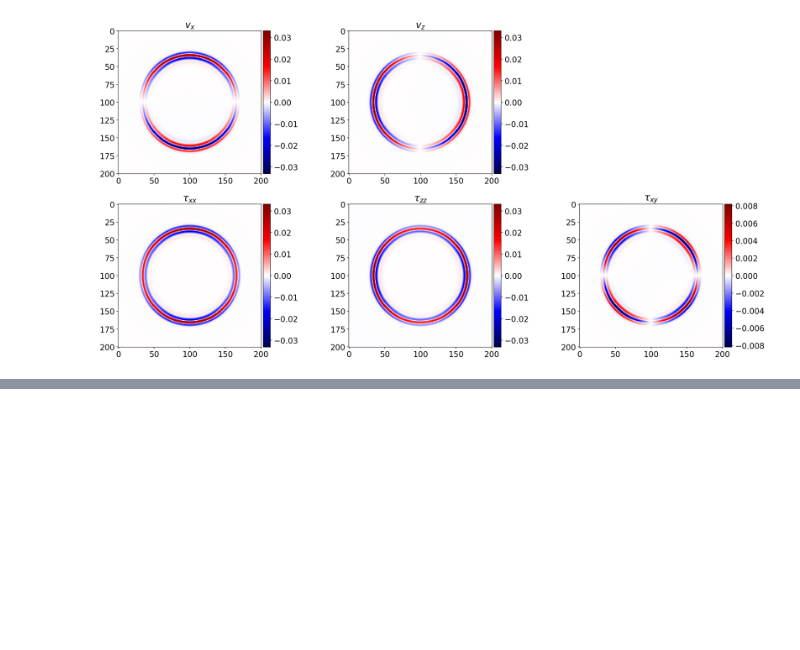
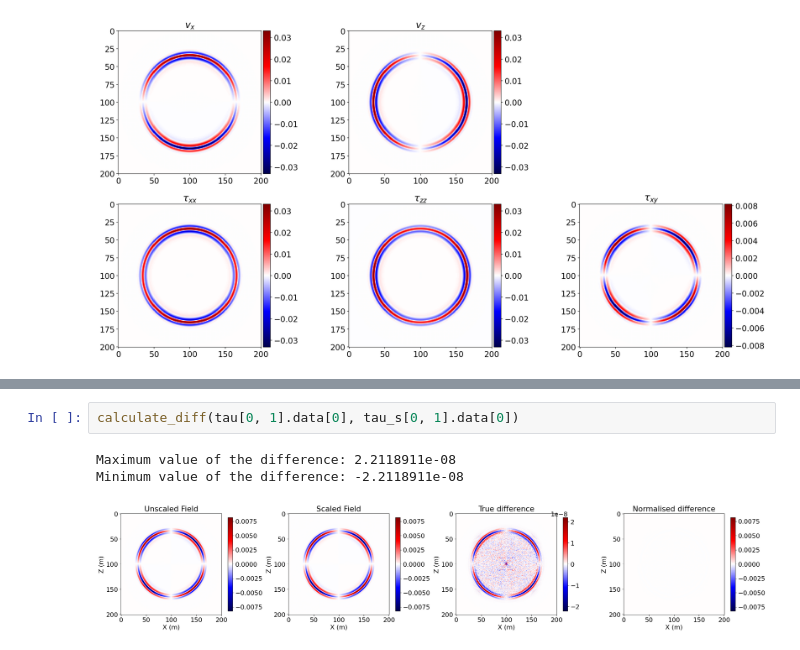
Before and after one commit to dt-17/Devito-UROP-MSci, a Jupyter notebook: Scaling-results-workspace.ipynb, the cells around one changed output, grey strips where cells are left out. Drawn from its saved outputs; the diff is of its cells as text; blank space fills up the shorter version.

```diff
--- a/Scaling-results-workspace.ipynb
+++ b/Scaling-results-workspace.ipynb
@@ -377,0 +384,6 @@ Operator `Kernel` ran in 0.04 s
+# %%
+calculate_diff(tau[0, 1].data[0], tau_s[0, 1].data[0])
+# %% [output]
+Maximum value of the difference: 2.2118911e-08
+Minimum value of the difference: -2.2118911e-08
+[figure, added]
```
Also changed, not shown: parts of 4 cells of this notebook.
